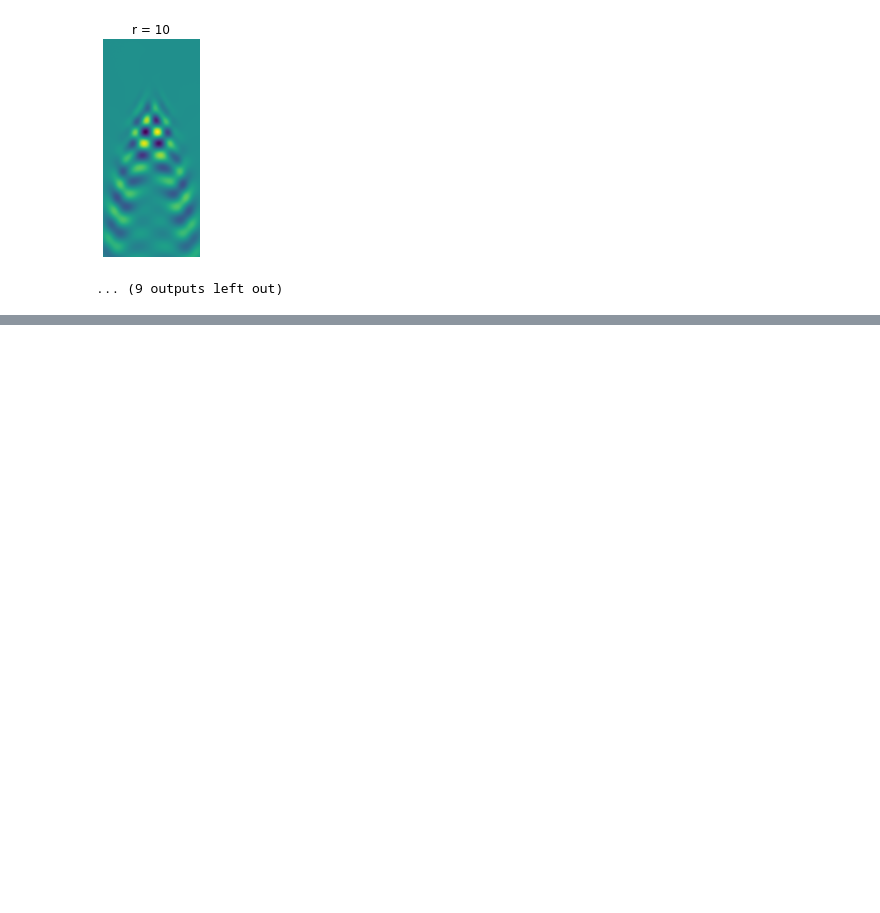
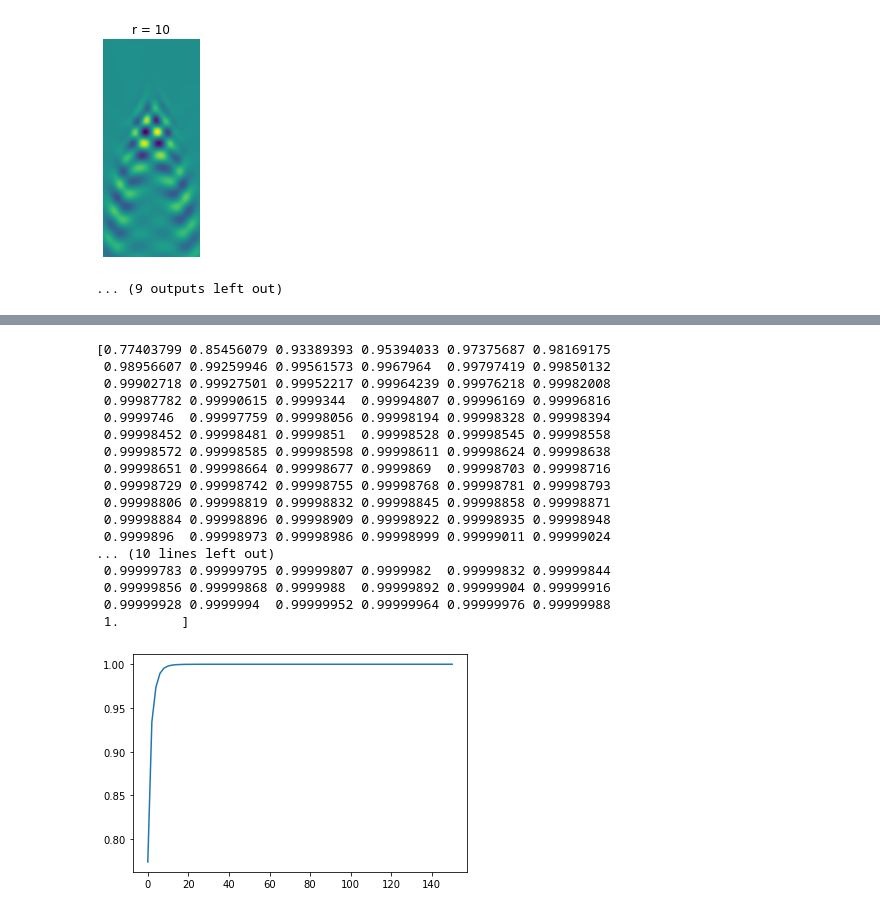
Before and after one commit to jaekimuh/PatternRec_Kim, a Jupyter notebook: HW_1.7.ipynb, the cells around one changed output, grey strips where cells are left out. Drawn from its saved outputs; the diff is of its cells as text; code cells hidden in the pictures; blank space fills up the shorter version.

```diff
--- a/HW_1.7.ipynb
+++ b/HW_1.7.ipynb
@@ -64,0 +106,25 @@ for i in range(20):
+# %%
+
+S= np.diag(S)
+cumSum = np.cumsum(S)/np.sum(S)
+plt.plot(cumSum)
+print(cumSum)
+# %% [output]
+[0.77403799 0.85456079 0.93389393 0.95394033 0.97375687 0.98169175
+ 0.98956607 0.99259946 0.99561573 0.9967964  0.99797419 0.99850132
+ 0.99902718 0.99927501 0.99952217 0.99964239 0.99976218 0.99982008
+ 0.99987782 0.99990615 0.9999344  0.99994807 0.99996169 0.99996816
+ 0.9999746  0.99997759 0.99998056 0.99998194 0.99998328 0.99998394
+ 0.99998452 0.99998481 0.9999851  0.99998528 0.99998545 0.99998558
+ 0.99998572 0.99998585 0.99998598 0.99998611 0.99998624 0.99998638
+ 0.99998651 0.99998664 0.99998677 0.9999869  0.99998703 0.99998716
+ 0.99998729 0.99998742 0.99998755 0.99998768 0.99998781 0.99998793
+ 0.99998806 0.99998819 0.99998832 0.99998845 0.99998858 0.99998871
+ 0.99998884 0.99998896 0.99998909 0.99998922 0.99998935 0.99998948
+ 0.9999896  0.99998973 0.99998986 0.99998999 0.99999011 0.99999024
+... (10 lines left out)
+ 0.99999783 0.99999795 0.99999807 0.9999982  0.99999832 0.99999844
+ 0.99999856 0.99999868 0.9999988  0.99999892 0.99999904 0.99999916
+ 0.99999928 0.9999994  0.99999952 0.99999964 0.99999976 0.99999988
+ 1.        ]
+[figure, added]
```
Also changed, not shown: parts of 22 cells of this notebook.
